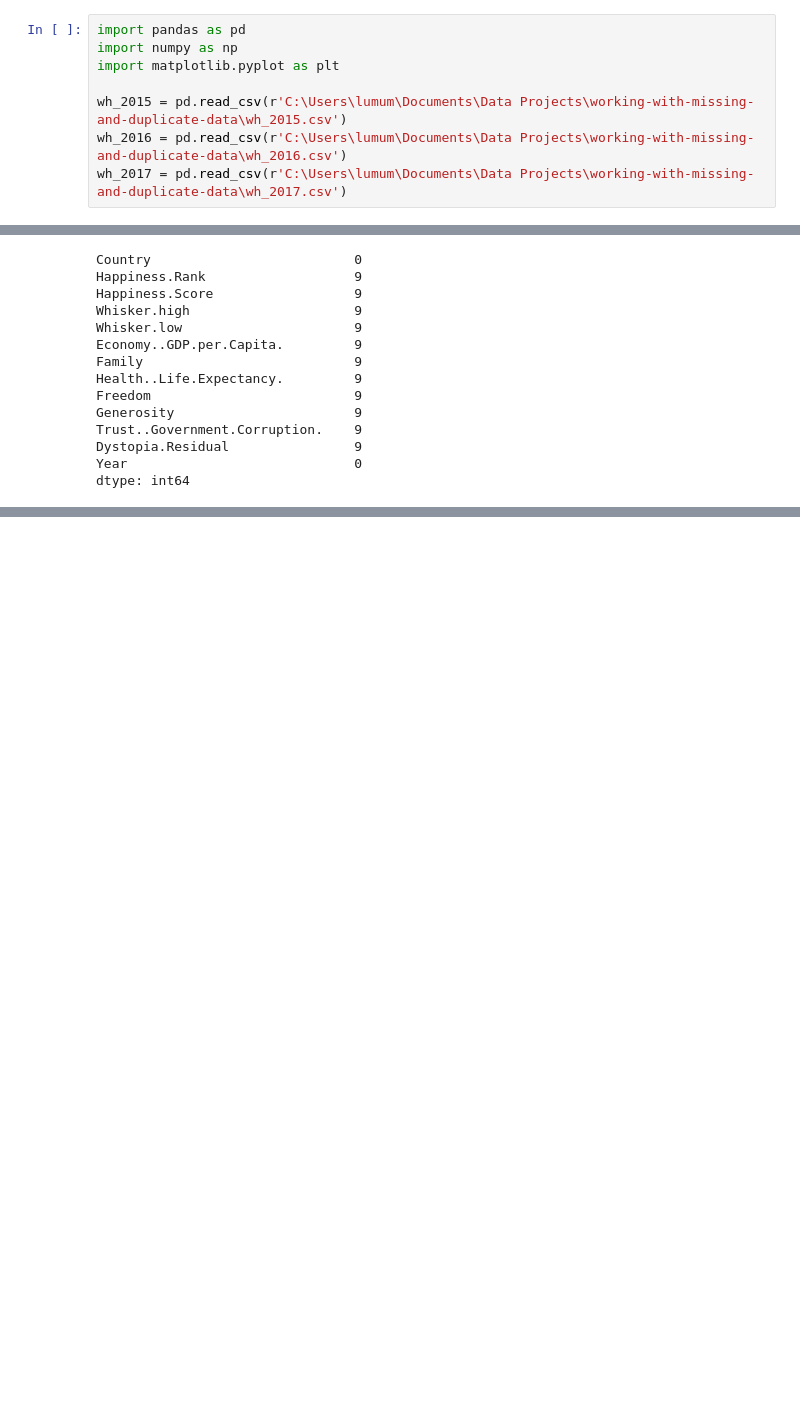
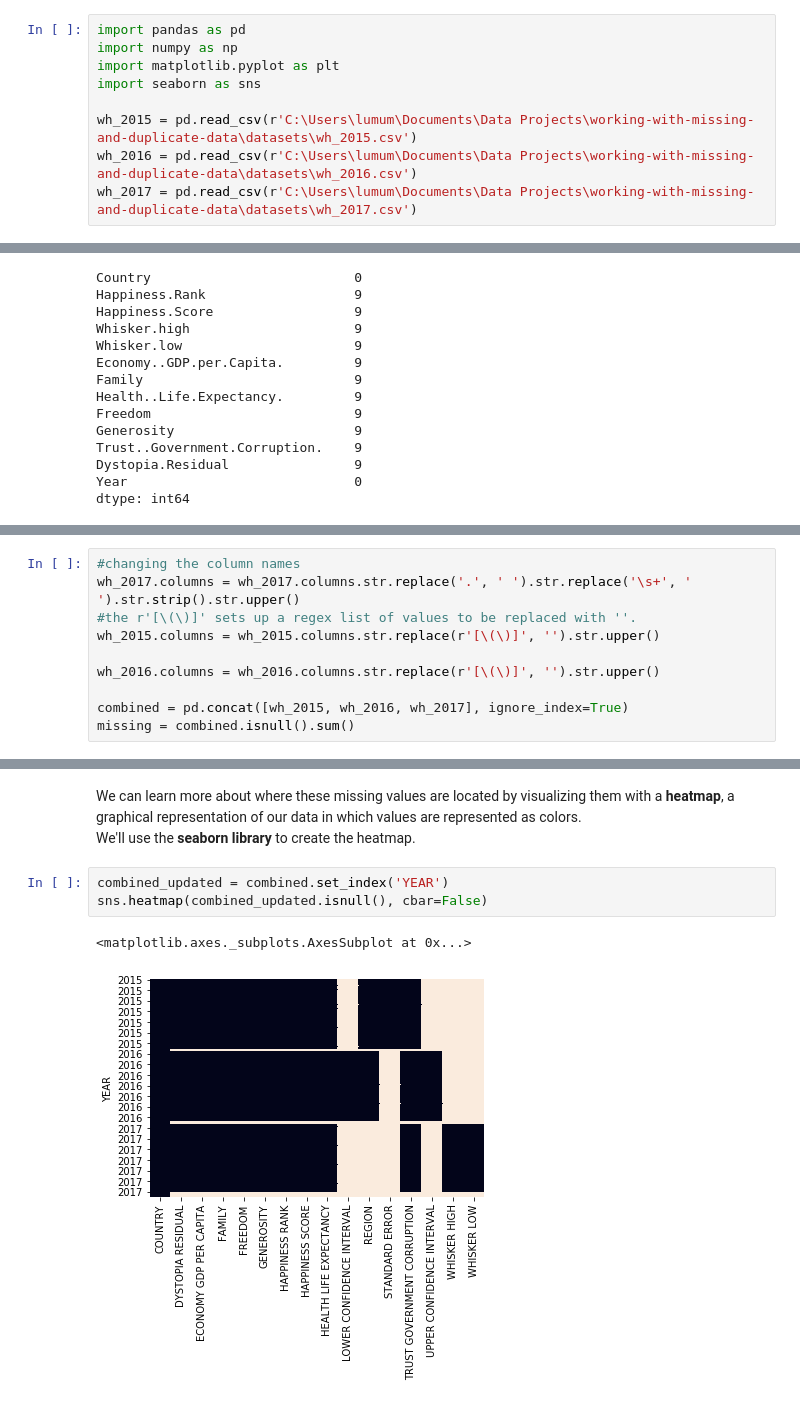
Before and after one commit to Clemo97/working-with-missing-and-duplicate-data, a Jupyter notebook: working-with-missing-and-duplicate-data.ipynb, the cells around one changed output, grey strips where cells are left out. Cells and saved outputs as stored; diff of their text form; blank space fills up the shorter version.

Commit message:
started seaborn using library

```diff
--- a/working-with-missing-and-duplicate-data.ipynb
+++ b/working-with-missing-and-duplicate-data.ipynb
@@ -17,10 +17,11 @@ In the case of missing values, they may also exist in the original data set to p
 import pandas as pd
 import numpy as np
 import matplotlib.pyplot as plt
+import seaborn as sns
 
-wh_2015 = pd.read_csv(r'C:\Users\lumum\Documents\Data Projects\working-with-missing-and-duplicate-data\wh_2015.csv')
-wh_2016 = pd.read_csv(r'C:\Users\lumum\Documents\Data Projects\working-with-missing-and-duplicate-data\wh_2016.csv')
-wh_2017 = pd.read_csv(r'C:\Users\lumum\Documents\Data Projects\working-with-missing-and-duplicate-data\wh_2017.csv')
+wh_2015 = pd.read_csv(r'C:\Users\lumum\Documents\Data Projects\working-with-missing-and-duplicate-data\datasets\wh_2015.csv')
+wh_2016 = pd.read_csv(r'C:\Users\lumum\Documents\Data Projects\working-with-missing-and-duplicate-data\datasets\wh_2016.csv')
+wh_2017 = pd.read_csv(r'C:\Users\lumum\Documents\Data Projects\working-with-missing-and-duplicate-data\datasets\wh_2017.csv')
 # %%
 shape_2015 = wh_2015.shape
 # %%
@@ -68,0 +96,10 @@ I will use the following work flow to clean our missing values, starting from ch
+# %%
+#changing the column names
+wh_2017.columns = wh_2017.columns.str.replace('.', ' ').str.replace('\s+', ' ').str.strip().str.upper()
+#the r'[\(\)]' sets up a regex list of values to be replaced with ''.
+wh_2015.columns = wh_2015.columns.str.replace(r'[\(\)]', '').str.upper()
+
+wh_2016.columns = wh_2016.columns.str.replace(r'[\(\)]', '').str.upper()
+
+combined = pd.concat([wh_2015, wh_2016, wh_2017], ignore_index=True)
+missing = combined.isnull().sum()
@@ -68,0 +133,9 @@ I will use the following work flow to clean our missing values, starting from ch
+# %% [markdown]
+We can learn more about where these missing values are located by visualizing them with a <b>heatmap</b>, a graphical representation of our data in which values are represented as colors.
+<br>We'll use the <b>seaborn library</b> to create the heatmap.</br>
+# %%
+combined_updated = combined.set_index('YEAR')
+sns.heatmap(combined_updated.isnull(), cbar=False)
+# %% [output]
+<matplotlib.axes._subplots.AxesSubplot at 0x...>
+[figure, added]
```
Also changed, not shown: parts of 9 cells of this notebook, 3 other files.
